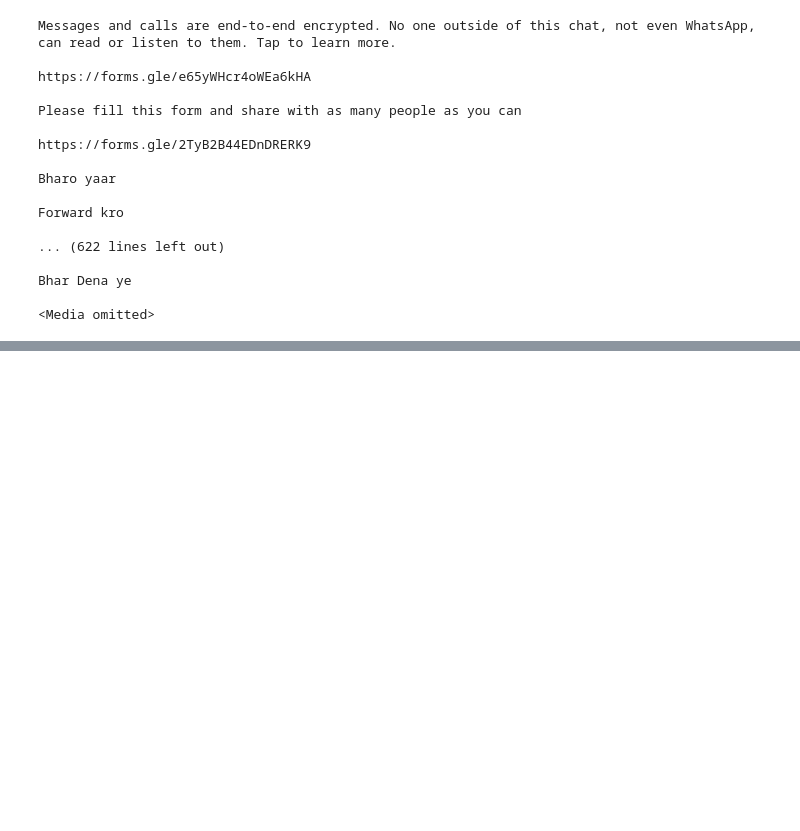
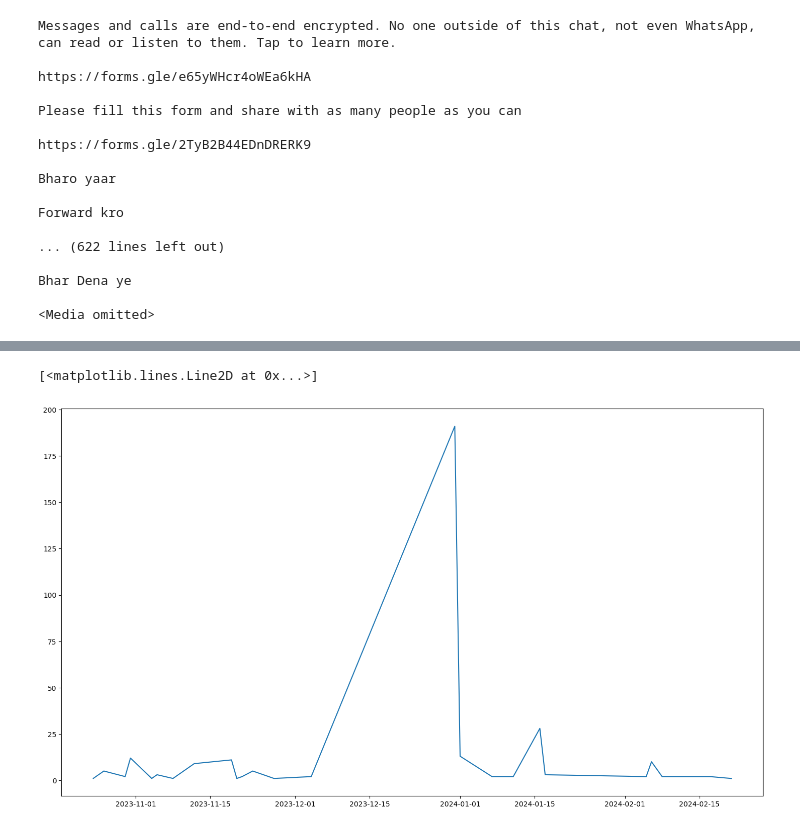
Before and after one commit to Tracer786/WhatsApp-Chat-Analyzer, a Jupyter notebook: WhatsApp Chat Analysis.ipynb, the cells around one changed output, grey strips where cells are left out. Saved outputs shown, nothing was run; the diff lists cells and outputs as text; code cells hidden in the pictures; blank space fills up the shorter version.

```diff
--- a/WhatsApp Chat Analysis.ipynb
+++ b/WhatsApp Chat Analysis.ipynb
@@ -567,0 +637,11 @@ pd.DataFrame(Counter(emojis).most_common(len(Counter(emojis))))
+# %%
+#creating the daily timeline
+df['only_date'] = df['date'].dt.date
+# %%
+daily_timeline =  df.groupby('only_date').count()['message'].reset_index()
+# %%
+plt.figure(figsize=(18,10))
+plt.plot(daily_timeline['only_date'],daily_timeline['message'])
+# %% [output]
+[<matplotlib.lines.Line2D at 0x...>]
+[figure, added]
```
Also changed, not shown: parts of 47 cells of this notebook, 3 other files.
